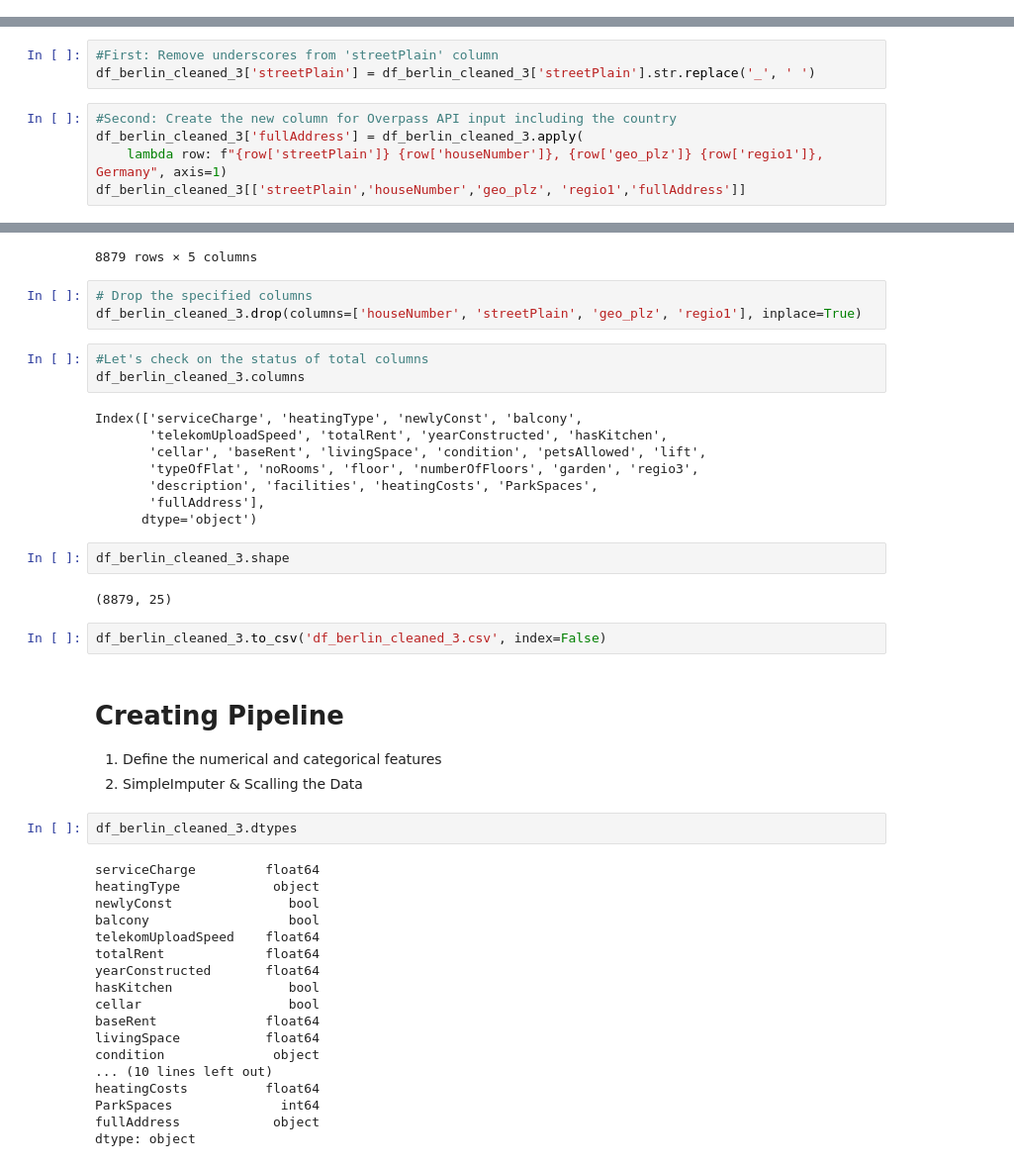
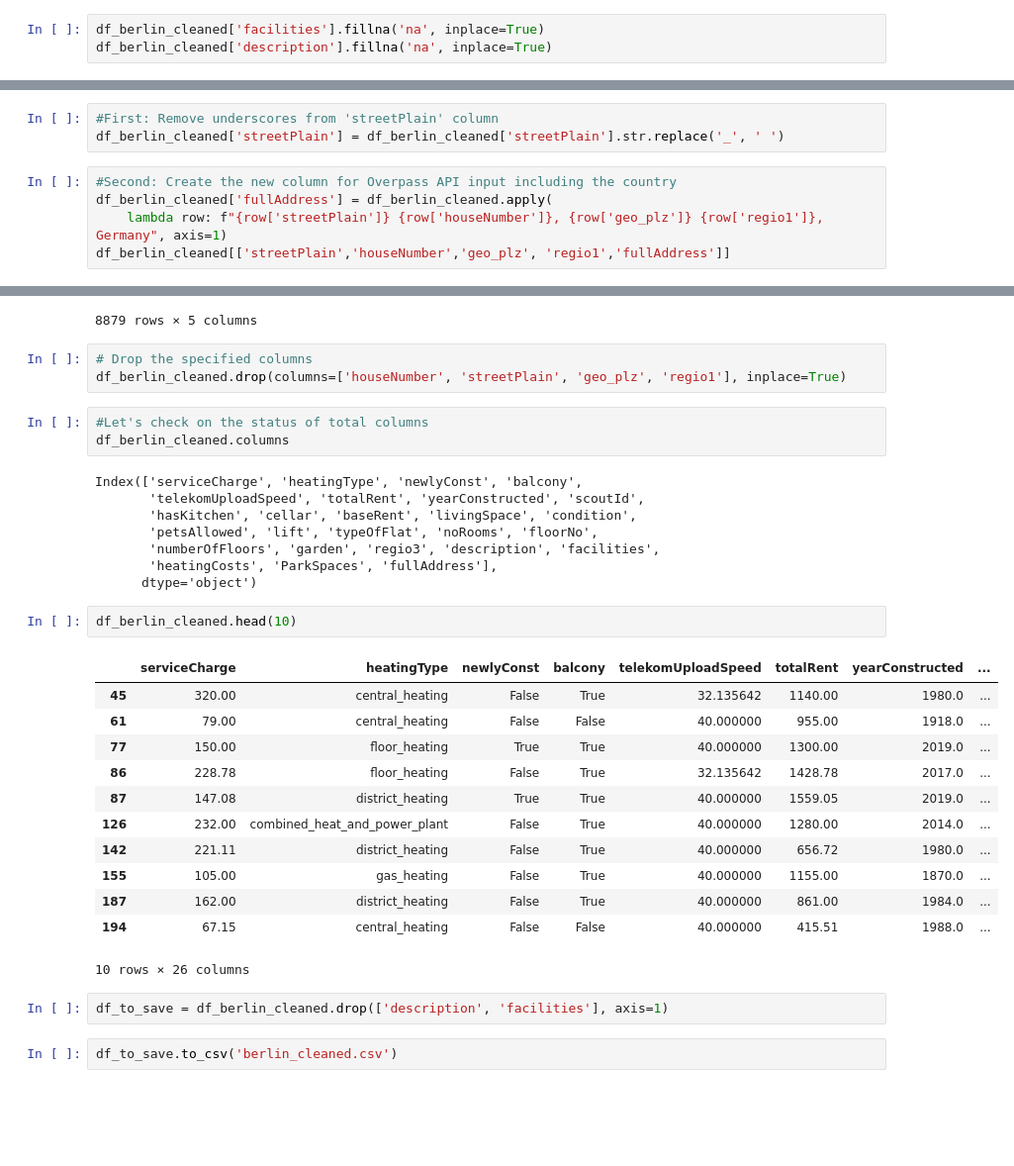
Before and after one commit to elissus/flatquest, a Jupyter notebook: notebooks/Flatquest_Data_Exploration.ipynb, the cells around one changed output, grey strips where cells are left out. Shown: that part at 99% size. Saved outputs shown, nothing was run; the diff lists cells and outputs as text; blank space fills up the shorter version.

```diff
--- a/notebooks/Flatquest_Data_Exploration.ipynb
+++ b/notebooks/Flatquest_Data_Exploration.ipynb
@@ -789,0 +776,3 @@ dtype: float64
+# %%
+df_berlin_cleaned['facilities'].fillna('na', inplace=True)
+df_berlin_cleaned['description'].fillna('na', inplace=True)
@@ -799,12 +808,12 @@ PS: country column is not yet in the dataset
 DROP houseNumber, streetPlain, geo_plz, regio1. & KEEP fullAddress only
 # %%
 #First: Remove underscores from 'streetPlain' column
-df_berlin_cleaned_3['streetPlain'] = df_berlin_cleaned_3['streetPlain'].str.replace('_', ' ')
+df_berlin_cleaned['streetPlain'] = df_berlin_cleaned['streetPlain'].str.replace('_', ' ')
 # %%
 #Second: Create the new column for Overpass API input including the country
-df_berlin_cleaned_3['fullAddress'] = df_berlin_cleaned_3.apply(
+df_berlin_cleaned['fullAddress'] = df_berlin_cleaned.apply(
     lambda row: f"{row['streetPlain']} {row['houseNumber']}, {row['geo_plz']} {row['regio1']}, Germany", axis=1)
-df_berlin_cleaned_3[['streetPlain','houseNumber','geo_plz', 'regio1','fullAddress']]
+df_berlin_cleaned[['streetPlain','houseNumber','geo_plz', 'regio1','fullAddress']]
 # %% [output]
 |  | streetPlain | houseNumber | geo_plz | regio1 | fullAddress |
 | 45 | Metropolitan Park | 63 | 13591 | Berlin | Metropolitan Park 63, 13591 Berli... |
@@ -821,46 +830,34 @@ df_berlin_cleaned_3[['streetPlain','houseNumber','geo_plz', 'regio1','fullAddres
 8879 rows × 5 columns
 # %%
 # Drop the specified columns
-df_berlin_cleaned_3.drop(columns=['houseNumber', 'streetPlain', 'geo_plz', 'regio1'], inplace=True)
+df_berlin_cleaned.drop(columns=['houseNumber', 'streetPlain', 'geo_plz', 'regio1'], inplace=True)
 # %%
 #Let's check on the status of total columns
-df_berlin_cleaned_3.columns
+df_berlin_cleaned.columns
 # %% [output]
 Index(['serviceCharge', 'heatingType', 'newlyConst', 'balcony',
-       'telekomUploadSpeed', 'totalRent', 'yearConstructed', 'hasKitchen',
-       'cellar', 'baseRent', 'livingSpace', 'condition', 'petsAllowed', 'lift',
-       'typeOfFlat', 'noRooms', 'floor', 'numberOfFloors', 'garden', 'regio3',
-       'description', 'facilities', 'heatingCosts', 'ParkSpaces',
-       'fullAddress'],
+       'telekomUploadSpeed', 'totalRent', 'yearConstructed', 'scoutId',
+       'hasKitchen', 'cellar', 'baseRent', 'livingSpace', 'condition',
+       'petsAllowed', 'lift', 'typeOfFlat', 'noRooms', 'floorNo',
+       'numberOfFloors', 'garden', 'regio3', 'description', 'facilities',
+       'heatingCosts', 'ParkSpaces', 'fullAddress'],
       dtype='object')
 # %%
-df_berlin_cleaned_3.shape
+df_berlin_cleaned.head(10)
 # %% [output]
+|  | serviceCharge | heatingType | newlyConst | balcony | telekomUploadSpeed | totalRent | yearConstructed | ... |
+| 45 | 320.00 | central_heating | False | True | 32.135642 | 1140.00 | 1980.0 | ... |
+| 61 | 79.00 | central_heating | False | False | 40.000000 | 955.00 | 1918.0 | ... |
+| 77 | 150.00 | floor_heating | True | True | 40.000000 | 1300.00 | 2019.0 | ... |
+| 86 | 228.78 | floor_heating | False | True | 32.135642 | 1428.78 | 2017.0 | ... |
+| 87 | 147.08 | district_heating | True | True | 40.000000 | 1559.05 | 2019.0 | ... |
+| 126 | 232.00 | combined_heat_and_power_plant | False | True | 40.000000 | 1280.00 | 2014.0 | ... |
+| 142 | 221.11 | district_heating | False | True | 40.000000 | 656.72 | 1980.0 | ... |
+| 155 | 105.00 | gas_heating | False | True | 40.000000 | 1155.00 | 1870.0 | ... |
+| 187 | 162.00 | district_heating | False | True | 40.000000 | 861.00 | 1984.0 | ... |
+| 194 | 67.15 | central_heating | False | False | 40.000000 | 415.51 | 1988.0 | ... |
-(8879, 25)
+10 rows × 26 columns
+# %%
+df_to_save = df_berlin_cleaned.drop(['description', 'facilities'], axis=1)
 # %%
-df_berlin_cleaned_3.to_csv('df_berlin_cleaned_3.csv', index=False)
+df_to_save.to_csv('berlin_cleaned.csv')
-# %% [markdown]
-# Creating Pipeline
-
-1. Define the numerical and categorical features
-2. SimpleImputer & Scalling the Data
-# %%
-df_berlin_cleaned_3.dtypes
-# %% [output]
-serviceCharge         float64
-heatingType            object
-newlyConst               bool
-balcony                  bool
-telekomUploadSpeed    float64
-totalRent             float64
-yearConstructed       float64
-hasKitchen               bool
-cellar                   bool
-baseRent              float64
-livingSpace           float64
-condition              object
-... (10 lines left out)
-heatingCosts          float64
-ParkSpaces              int64
-fullAddress            object
-dtype: object
```
Also changed, not shown: parts of 54 cells of this notebook, 2 other files.
